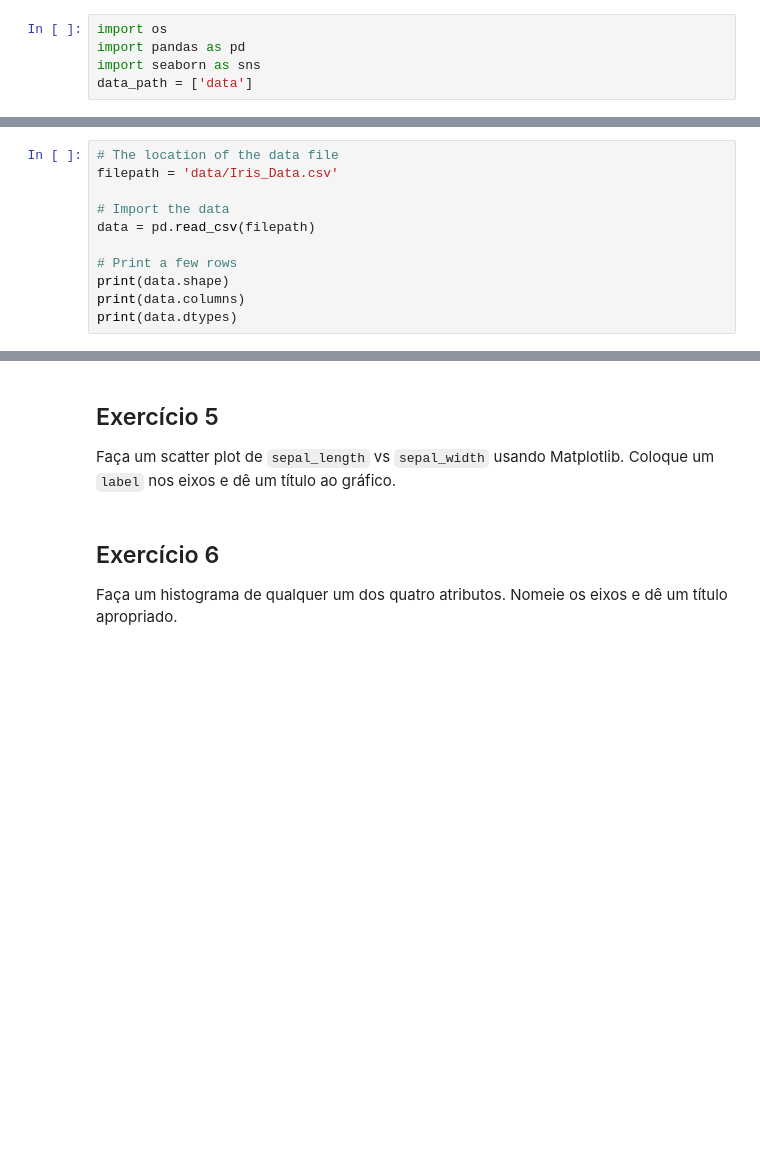
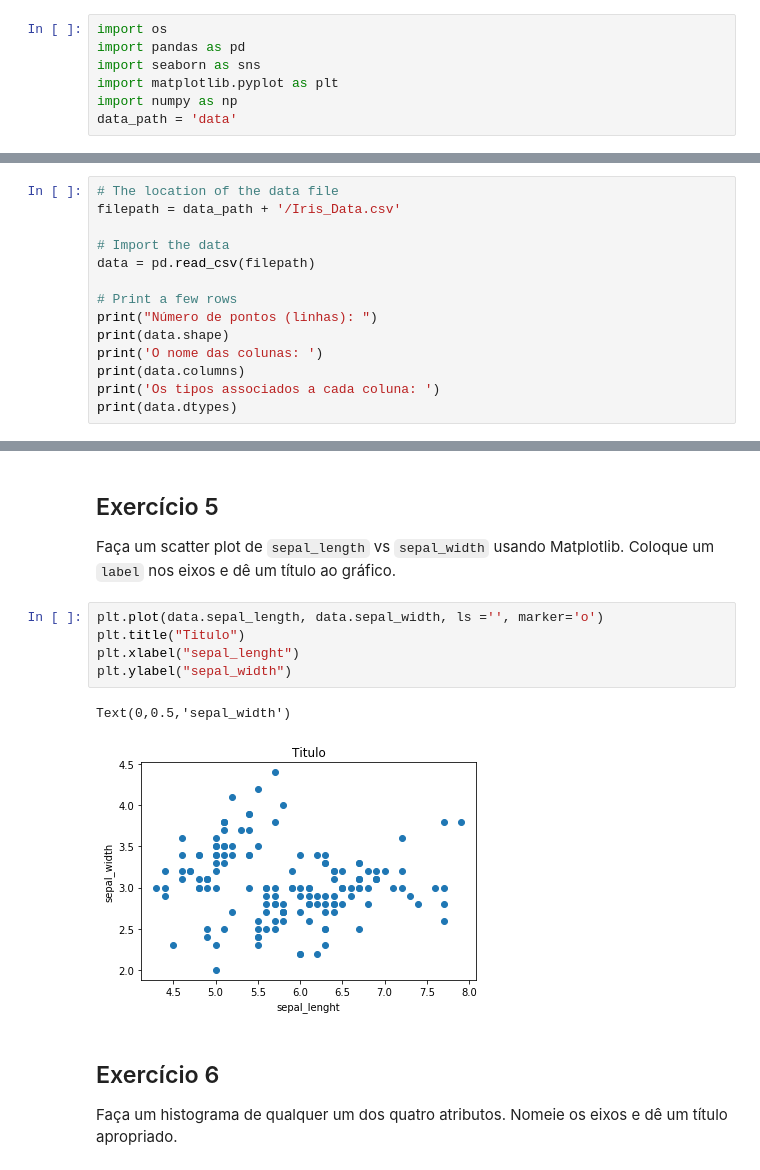
Before and after one commit to marcossuzuki/UFABC-ML-2018, a Jupyter notebook: Introduction_to_Machine_Learning_and_Toolkit.ipynb, the cells around one changed output, grey strips where cells are left out. Cells and saved outputs as stored; diff of their text form; blank space fills up the shorter version.

```diff
--- a/Introduction_to_Machine_Learning_and_Toolkit.ipynb
+++ b/Introduction_to_Machine_Learning_and_Toolkit.ipynb
@@ -8,7 +8,9 @@ Utilizaremos a base de dados iris para esse tutorial. Essa é uma base de dados
 import os
 import pandas as pd
 import seaborn as sns
-data_path = ['data']
+import matplotlib.pyplot as plt
+import numpy as np
+data_path = 'data'
 # %% [markdown]
 ## Exercício 1
 
@@ -21,13 +23,16 @@ Indique o seguinte:
 * Os tipos associados a cada coluna. (*Dica:* verifique o atributo `.dtypes` do dataframe.)
 # %%
 # The location of the data file
-filepath = 'data/Iris_Data.csv'
+filepath = data_path + '/Iris_Data.csv'
 
 # Import the data
 data = pd.read_csv(filepath)
 
 # Print a few rows
+print("Número de pontos (linhas): ")
 print(data.shape)
+print('O nome das colunas: ')
 print(data.columns)
+print('Os tipos associados a cada coluna: ')
 print(data.dtypes)
 # %% [output]
@@ -110,6 +127,14 @@ Se você terminar ambos os cálculos, tente calcular a média e mediana em uma
 ## Exercício 5
 
 Faça um scatter plot de `sepal_length` vs `sepal_width` usando Matplotlib. Coloque um `label` nos eixos e dê um título ao gráfico.
+# %%
+plt.plot(data.sepal_length, data.sepal_width, ls ='', marker='o')
+plt.title("Titulo")
+plt.xlabel("sepal_lenght")
+plt.ylabel("sepal_width")
+# %% [output]
+Text(0,0.5,'sepal_width')
+[figure, added]
 # %% [markdown]
 ## Exercício 6
 
```
Also changed, not shown: parts of 6 cells of this notebook.
